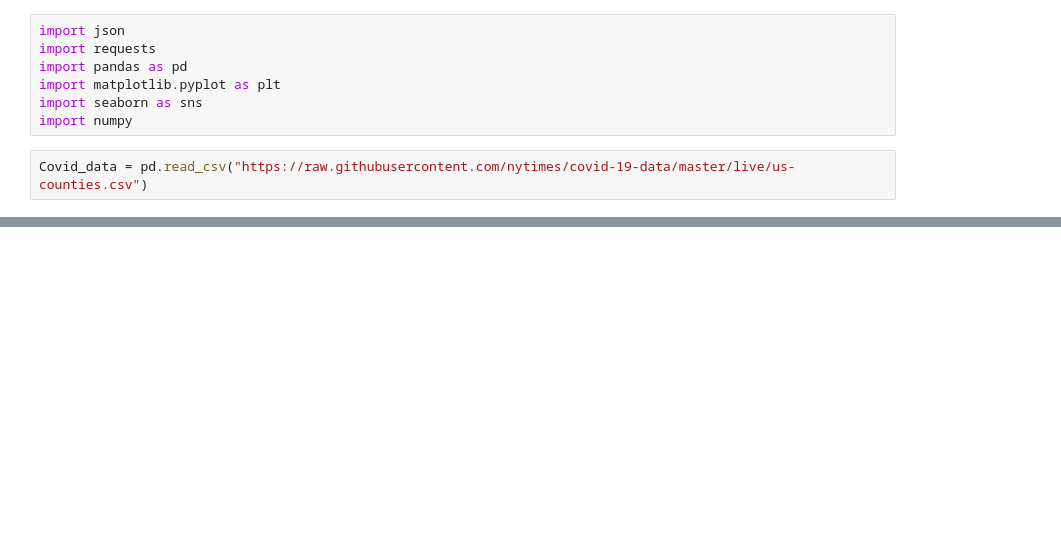
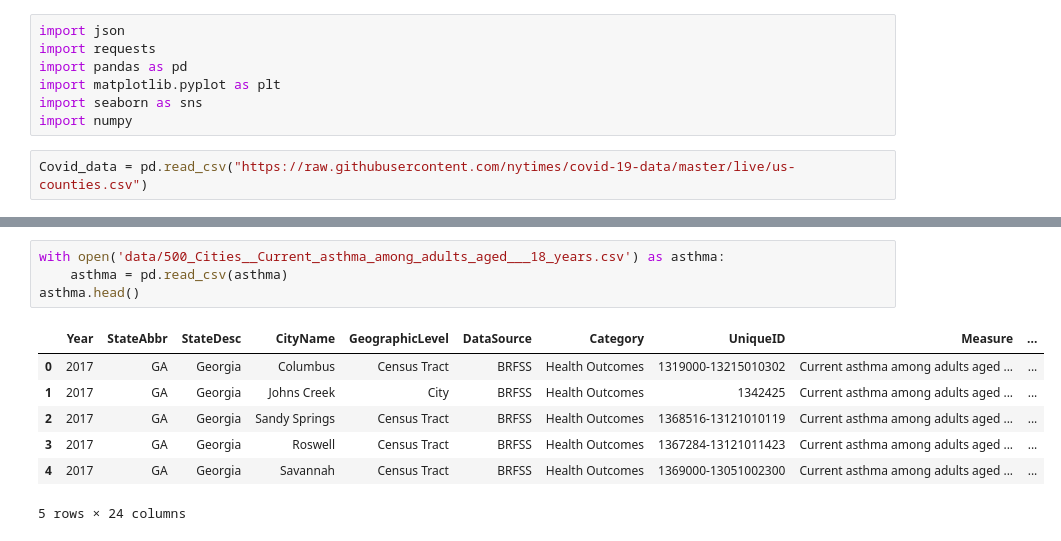
Before and after one commit to dcrago/Team50_Project, a Jupyter notebook: Team_50_Project.ipynb, the cells around one changed output, grey strips where cells are left out. Saved outputs shown, nothing was run; the diff lists cells and outputs as text; blank space fills up the shorter version.

```diff
--- a/Team_50_Project.ipynb
+++ b/Team_50_Project.ipynb
@@ -52,0 +141,12 @@ NameError: name 'pd' is not defined
+# %%
+with open('data/500_Cities__Current_asthma_among_adults_aged___18_years.csv') as asthma:
+    asthma = pd.read_csv(asthma)
+asthma.head()
+# %% [output]
+|  | Year | StateAbbr | StateDesc | CityName | GeographicLevel | DataSource | Category | UniqueID | Measure | ... |
+| 0 | 2017 | GA | Georgia | Columbus | Census Tract | BRFSS | Health Outcomes | 1319000-13215010302 | Current asthma among adults aged ... | ... |
+| 1 | 2017 | GA | Georgia | Johns Creek | City | BRFSS | Health Outcomes | 1342425 | Current asthma among adults aged ... | ... |
+| 2 | 2017 | GA | Georgia | Sandy Springs | Census Tract | BRFSS | Health Outcomes | 1368516-13121010119 | Current asthma among adults aged ... | ... |
+| 3 | 2017 | GA | Georgia | Roswell | Census Tract | BRFSS | Health Outcomes | 1367284-13121011423 | Current asthma among adults aged ... | ... |
+| 4 | 2017 | GA | Georgia | Savannah | Census Tract | BRFSS | Health Outcomes | 1369000-13051002300 | Current asthma among adults aged ... | ... |
+5 rows × 24 columns
```
Also changed, not shown: parts of 9 cells of this notebook.
